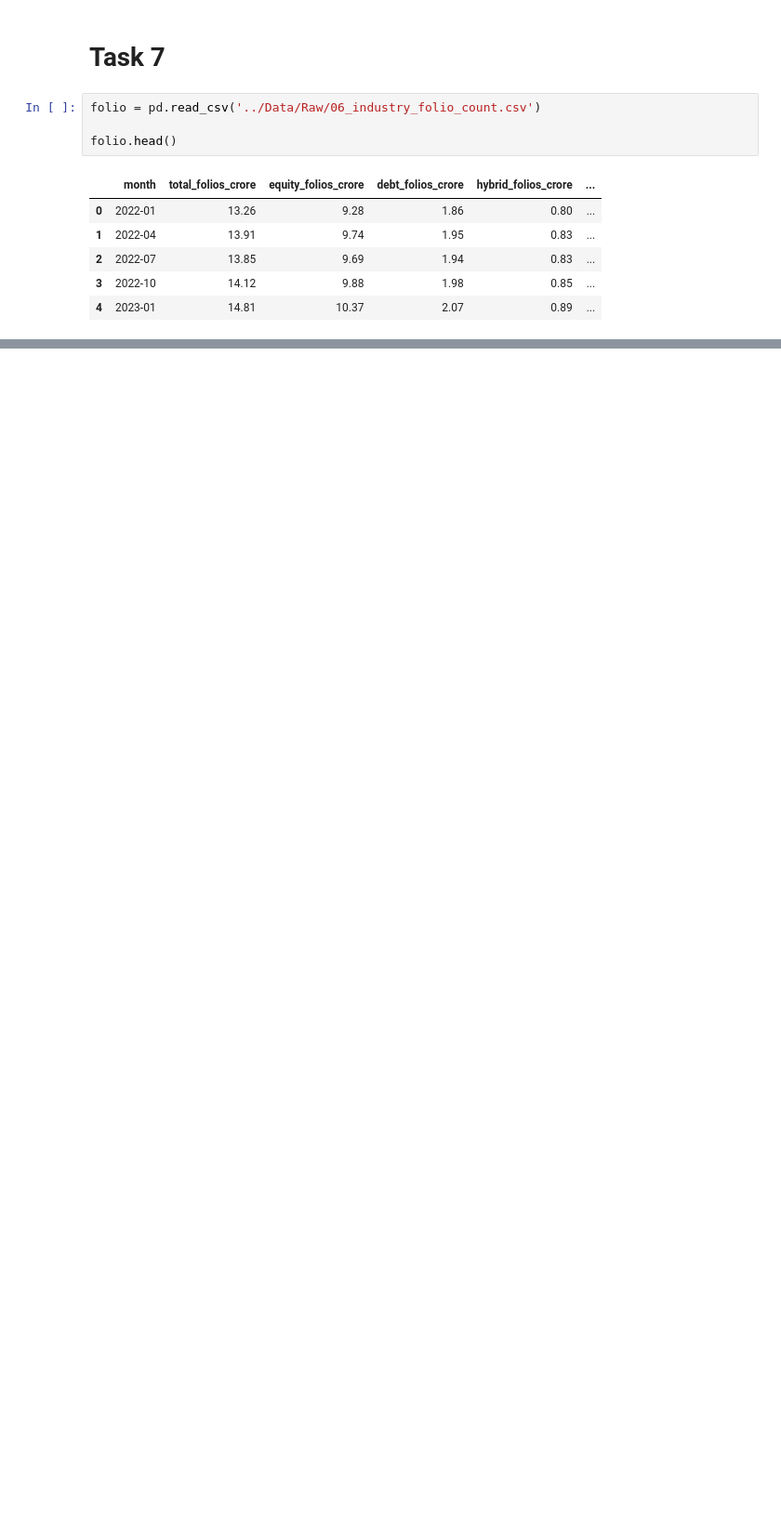
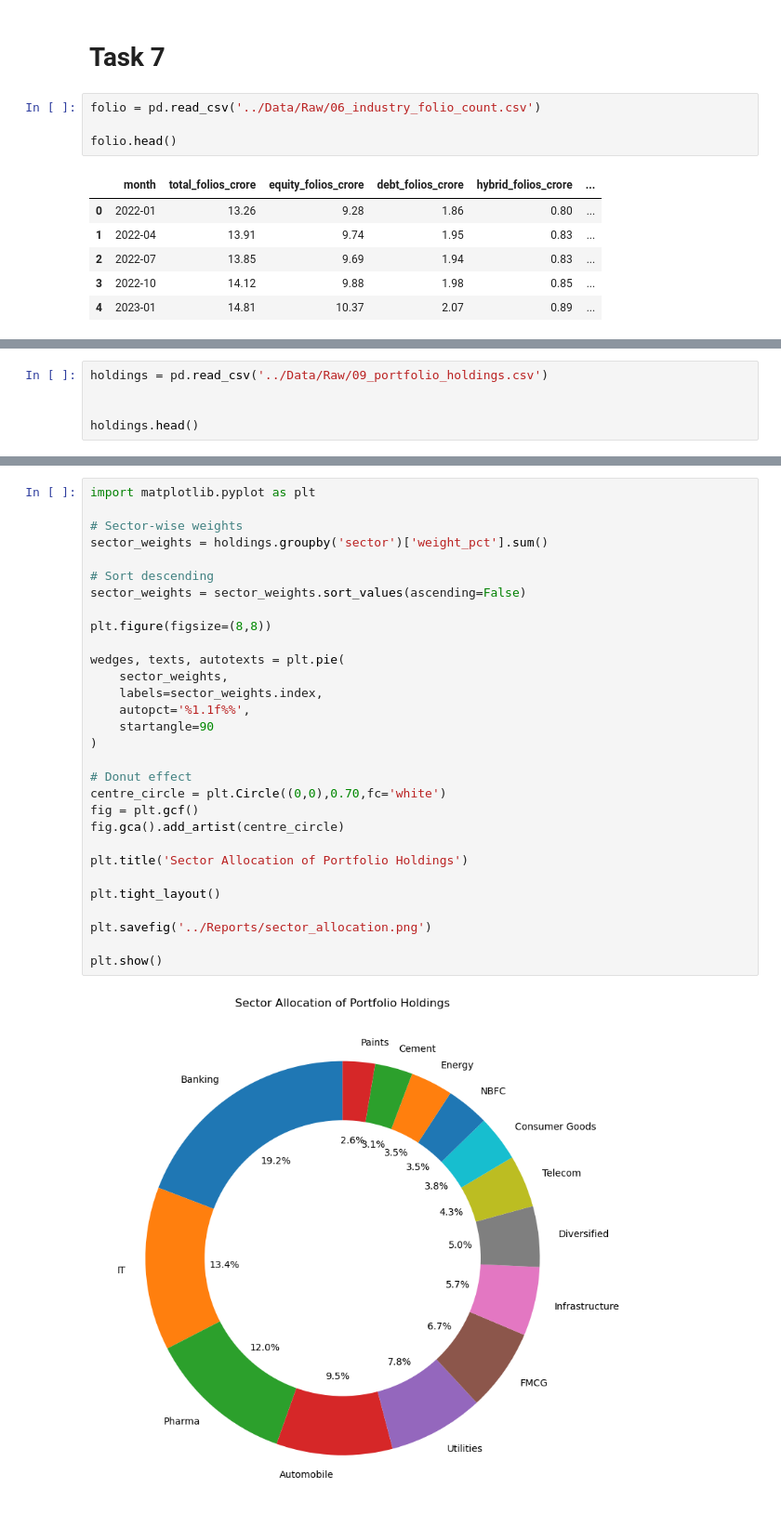
Before and after one commit to Yashridla27/Bluestock_Mutual_Fund_Analytics, a Jupyter notebook: Notebooks/EDA_Analysis.ipynb, the cells around one changed output, grey strips where cells are left out. Shown at 93% size. Drawn from its saved outputs; the diff is of its cells as text; blank space fills up the shorter version.

```diff
--- a/Notebooks/EDA_Analysis.ipynb
+++ b/Notebooks/EDA_Analysis.ipynb
@@ -666,0 +709,5 @@ which can be installed using pip:
+# %%
+holdings = pd.read_csv('../Data/Raw/09_portfolio_holdings.csv')
+
+
+holdings.head()
@@ -666,0 +721,32 @@ which can be installed using pip:
+# %%
+import matplotlib.pyplot as plt
+
+# Sector-wise weights
+sector_weights = holdings.groupby('sector')['weight_pct'].sum()
+
+# Sort descending
+sector_weights = sector_weights.sort_values(ascending=False)
+
+plt.figure(figsize=(8,8))
+
+wedges, texts, autotexts = plt.pie(
+    sector_weights,
+    labels=sector_weights.index,
+    autopct='%1.1f%%',
+    startangle=90
+)
+
+# Donut effect
+centre_circle = plt.Circle((0,0),0.70,fc='white')
+fig = plt.gcf()
+fig.gca().add_artist(centre_circle)
+
+plt.title('Sector Allocation of Portfolio Holdings')
+
+plt.tight_layout()
+
+plt.savefig('../Reports/sector_allocation.png')
+
+plt.show()
+# %% [output]
+[figure, added]
```
Also changed, not shown: parts of 20 cells of this notebook.
